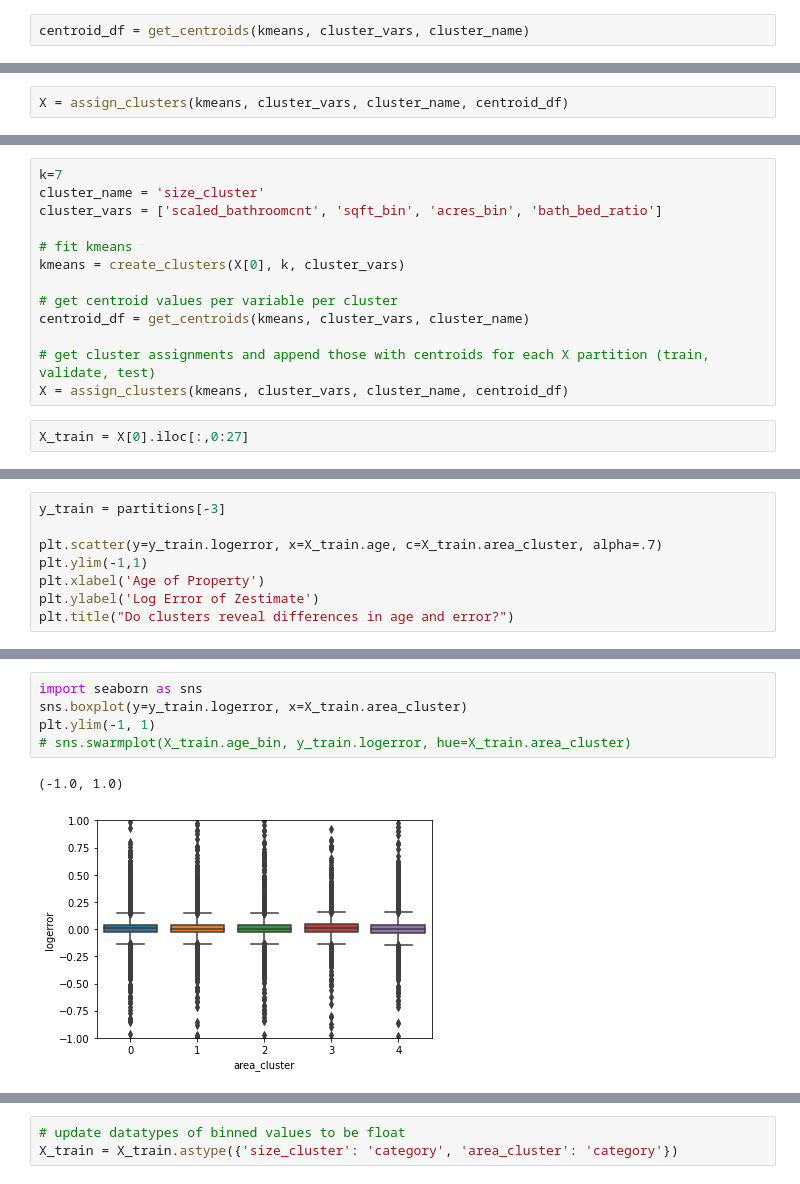
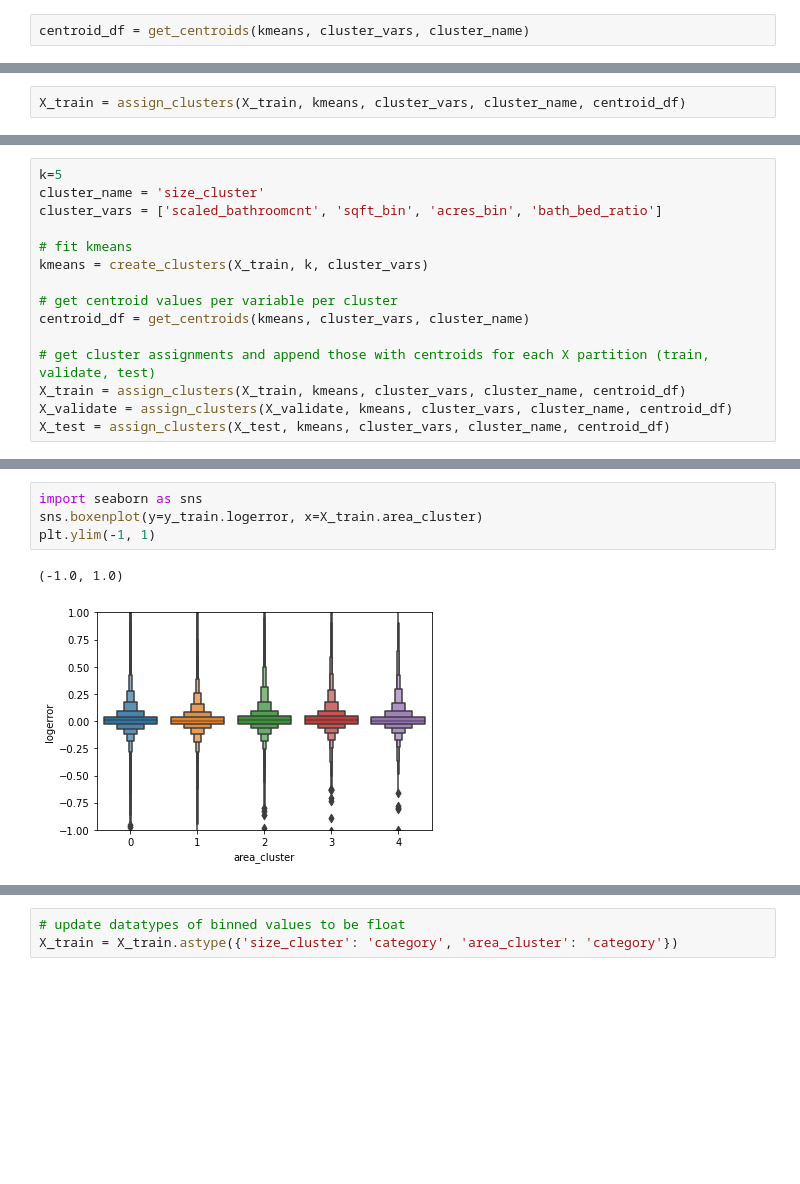
Before and after one commit to Dashing-through-Zillow/clustering-project, a Jupyter notebook: dash_draft1.ipynb, the cells around one changed output, grey strips where cells are left out. Cells and saved outputs as stored; diff of their text form; blank space fills up the shorter version.

Commit message:
clustering and modeling draft

```diff
--- a/dash_draft1.ipynb
+++ b/dash_draft1.ipynb
@@ -511,2 +485,2 @@ def assign_clusters(kmeans, cluster_vars, cluster_name, centroid_df):
 # %%
-X = assign_clusters(kmeans, cluster_vars, cluster_name, centroid_df)
+X_train = assign_clusters(X_train, kmeans, cluster_vars, cluster_name, centroid_df)
@@ -552,15 +527,15 @@ find_k(X[0], cluster_vars, k_range)
 # %%
-k=7
+k=5
 cluster_name = 'size_cluster'
 cluster_vars = ['scaled_bathroomcnt', 'sqft_bin', 'acres_bin', 'bath_bed_ratio']
 
 # fit kmeans
-kmeans = create_clusters(X[0], k, cluster_vars)
+kmeans = create_clusters(X_train, k, cluster_vars)
 
 # get centroid values per variable per cluster
 centroid_df = get_centroids(kmeans, cluster_vars, cluster_name)
 
 # get cluster assignments and append those with centroids for each X partition (train, validate, test)
-X = assign_clusters(kmeans, cluster_vars, cluster_name, centroid_df)
+X_train = assign_clusters(X_train, kmeans, cluster_vars, cluster_name, centroid_df)
+X_validate = assign_clusters(X_validate, kmeans, cluster_vars, cluster_name, centroid_df)
+X_test = assign_clusters(X_test, kmeans, cluster_vars, cluster_name, centroid_df)
-# %%
-X_train = X[0].iloc[:,0:27]
@@ -587,8 +572,0 @@ plt.scatter(y=X_train.age, x=X_train.longitude, c=X_train.area_cluster, alpha=.4
-# %%
-y_train = partitions[-3]
-
-plt.scatter(y=y_train.logerror, x=X_train.age, c=X_train.area_cluster, alpha=.7)
-plt.ylim(-1,1)
-plt.xlabel('Age of Property')
-plt.ylabel('Log Error of Zestimate')
-plt.title("Do clusters reveal differences in age and error?")
@@ -598,8 +672,7 @@ Text(0.5, 1.0, 'Do clusters reveal differences in age and error?')
 # %%
 import seaborn as sns
-sns.boxplot(y=y_train.logerror, x=X_train.area_cluster)
+sns.boxenplot(y=y_train.logerror, x=X_train.area_cluster)
 plt.ylim(-1, 1)
-# sns.swarmplot(X_train.age_bin, y_train.logerror, hue=X_train.area_cluster)
 # %% [output]
 (-1.0, 1.0)
-[figure, old version]
+[figure, new version]
```
Also changed, not shown: parts of 88 cells of this notebook.
